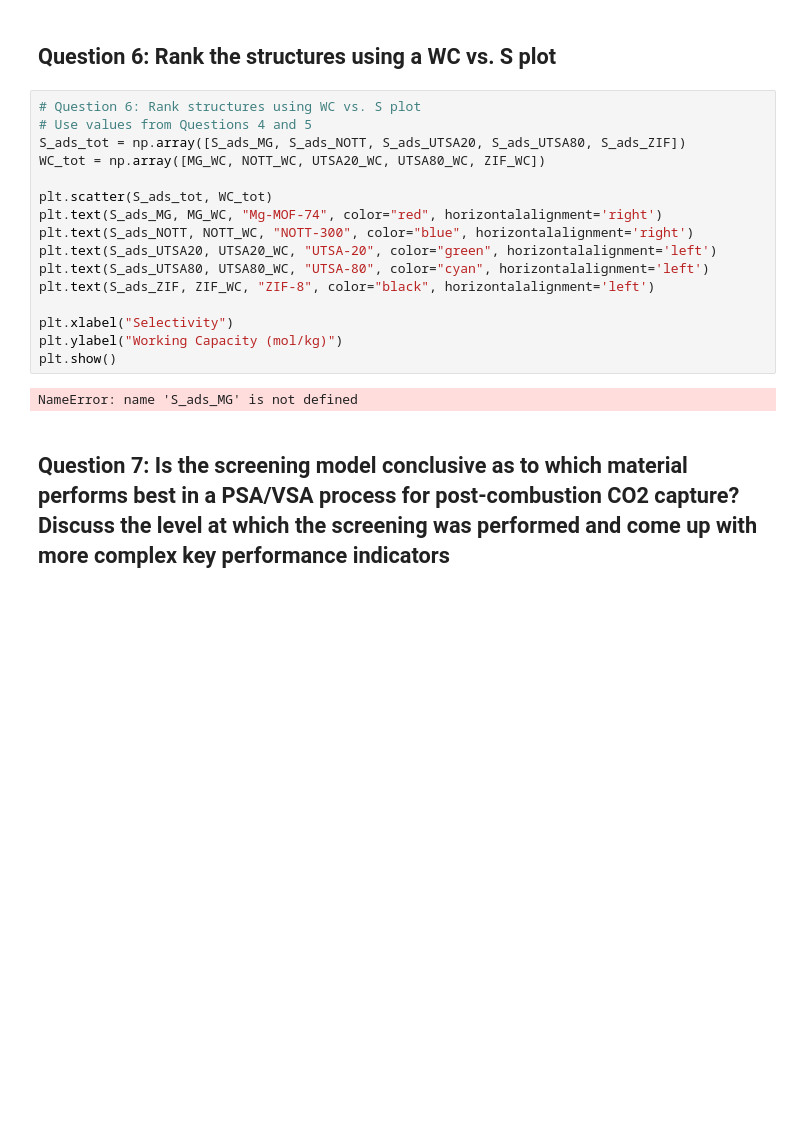
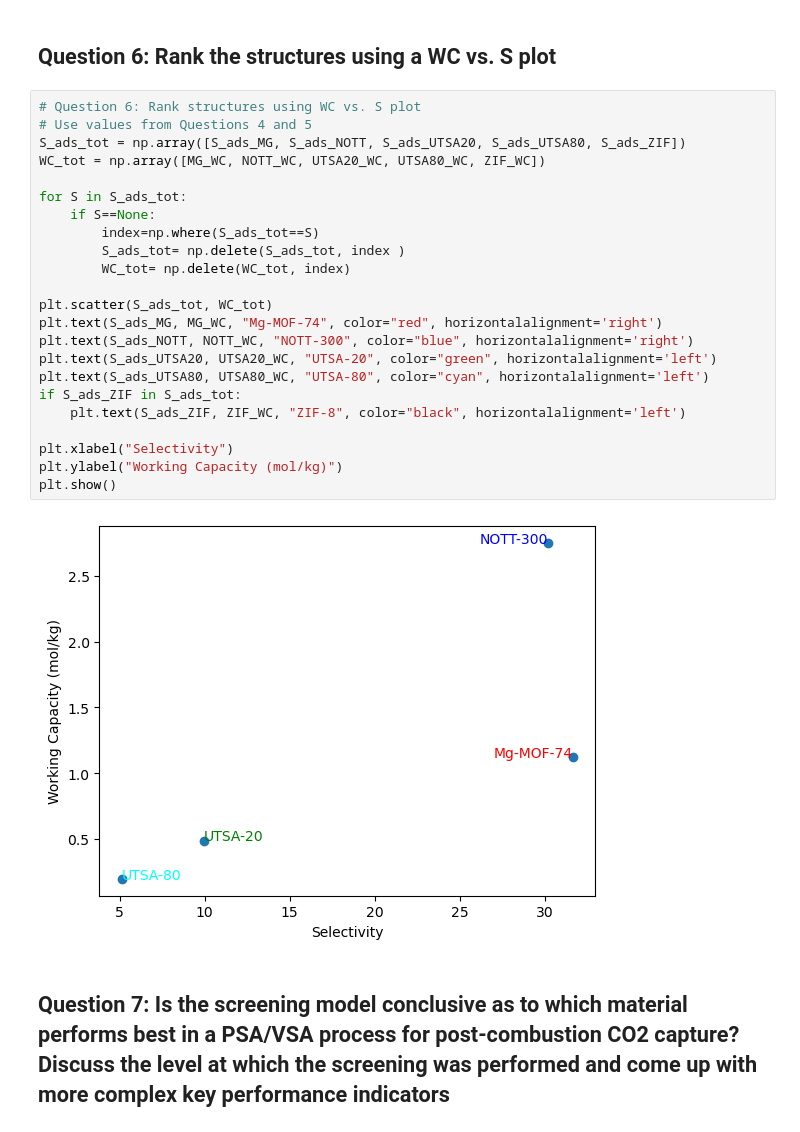
Before and after one commit to AloIsCoding/modeling-lab-project, a Jupyter notebook: Block 2/project/project_2.ipynb, the cells around one changed output. Cells and saved outputs as stored; diff of their text form; blank space fills up the shorter version.

```diff
--- a/Block 2/project/project_2.ipynb
+++ b/Block 2/project/project_2.ipynb
@@ -248,21 +248,28 @@ Selectivities: {'Mg-MOF-74': 31.65246621283497, 'NOTT-300': 30.18554274434365, '
 # %%
 # Question 6: Rank structures using WC vs. S plot
 # Use values from Questions 4 and 5
 S_ads_tot = np.array([S_ads_MG, S_ads_NOTT, S_ads_UTSA20, S_ads_UTSA80, S_ads_ZIF])
 WC_tot = np.array([MG_WC, NOTT_WC, UTSA20_WC, UTSA80_WC, ZIF_WC])
 
+for S in S_ads_tot:
+    if S==None:
+        index=np.where(S_ads_tot==S)
+        S_ads_tot= np.delete(S_ads_tot, index )
+        WC_tot= np.delete(WC_tot, index)
+
 plt.scatter(S_ads_tot, WC_tot)
 plt.text(S_ads_MG, MG_WC, "Mg-MOF-74", color="red", horizontalalignment='right')
 plt.text(S_ads_NOTT, NOTT_WC, "NOTT-300", color="blue", horizontalalignment='right')
 plt.text(S_ads_UTSA20, UTSA20_WC, "UTSA-20", color="green", horizontalalignment='left')
 plt.text(S_ads_UTSA80, UTSA80_WC, "UTSA-80", color="cyan", horizontalalignment='left')
-plt.text(S_ads_ZIF, ZIF_WC, "ZIF-8", color="black", horizontalalignment='left')
+if S_ads_ZIF in S_ads_tot:
+    plt.text(S_ads_ZIF, ZIF_WC, "ZIF-8", color="black", horizontalalignment='left')
 
 plt.xlabel("Selectivity")
 plt.ylabel("Working Capacity (mol/kg)")
 plt.show()
 # %% [output]
-NameError: name 'S_ads_MG' is not defined
+[figure, added]
 # %% [markdown]
 ## Question 7: Is the screening model conclusive as to which material performs best in a PSA/VSA process for post-combustion CO2 capture? Discuss the level at which the screening was performed and come up with more complex key performance indicators
 # %% [markdown]
```
